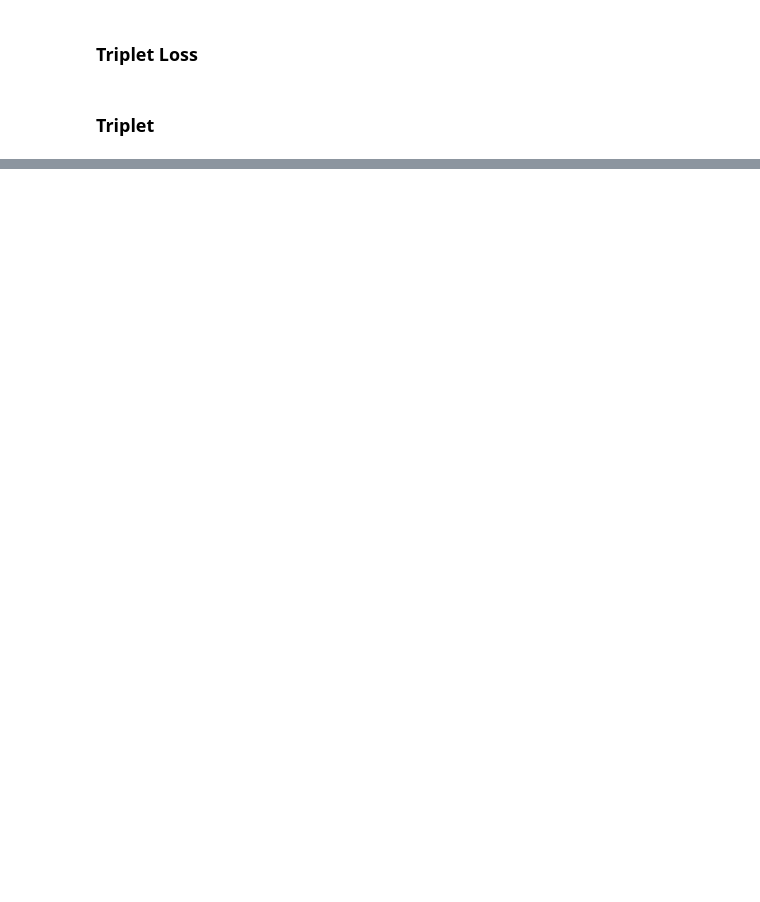
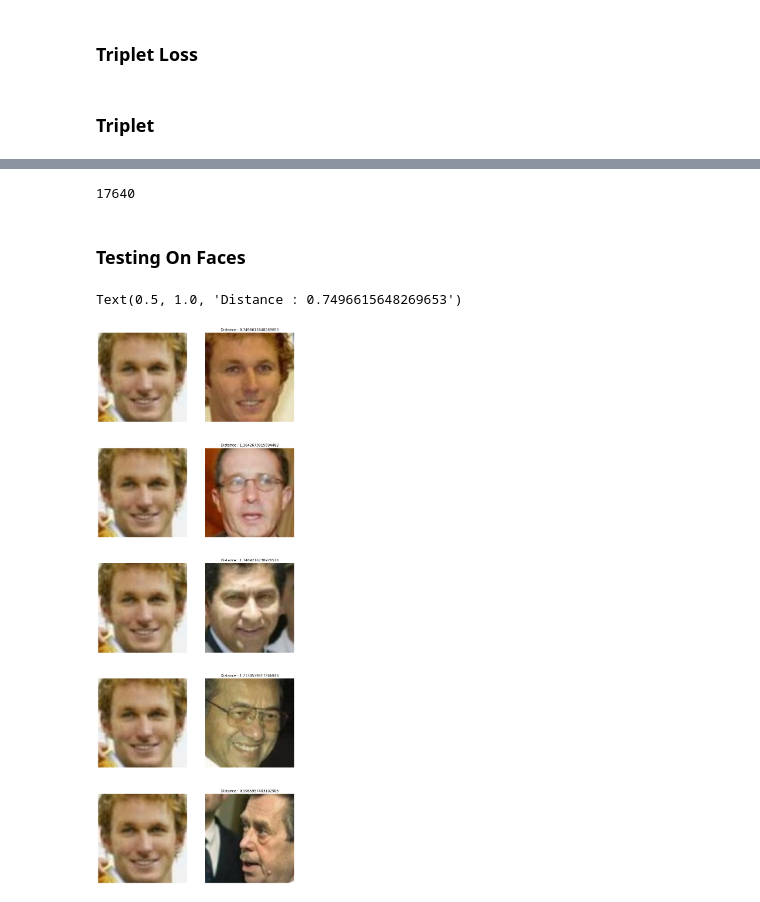
Before and after one commit to angrybayblade/facenet_mini, a Jupyter notebook: notebooks/Net.ipynb, the cells around one changed output, grey strips where cells are left out. Drawn from its saved outputs; the diff is of its cells as text; code cells hidden in the pictures; blank space fills up the shorter version.

```diff
--- a/notebooks/Net.ipynb
+++ b/notebooks/Net.ipynb
@@ -280,0 +287,40 @@ ex.scatter_3d(x=a[:,0],y=a[:,1],z = a[:,2],color=y)
+# %%
+open("./checkpoints/facenet.json","w+").write(model.to_json())
+# %% [output]
+17640
+# %% [markdown]
+### Testing On Faces
+# %%
+def mse(x,y):
+    return np.mean(np.square(np.subtract(x,y)))
+# %%
+i = 0
+
+face = x[i].copy()
+
+face_true = model.predict(face.reshape(1,110,110,3))
+fig,axes = plt.subplots(5,2,figsize=(12,35))
+
+index = np.random.randint(0,len(x),5)
+
+for (ax0,ax1),j in zip(axes,index):
+    img = x[j]
+    enc = model.predict(img.reshape(1,110,110,3))
+    dist = mse(face_true,enc)
+    ax0.imshow(face)
+    ax1.imshow(img)
+    ax1.set_title(f"Distance : {dist}")
+
+    ax0.axis("off")
+    ax1.axis("off")
+
+face_next = x[i+1]
+enc = model.predict(face_next.reshape(1,110,110,3))
+
+dist = mse(face_true,enc)
+axes[0,0].imshow(face)
+axes[0,1].imshow(face_next)
+axes[0,1].set_title(f"Distance : {dist}")
+# %% [output]
+Text(0.5, 1.0, 'Distance : 0.7496615648269653')
+[figure, added]
```
Also changed, not shown: parts of 16 cells of this notebook, 18 other files.
